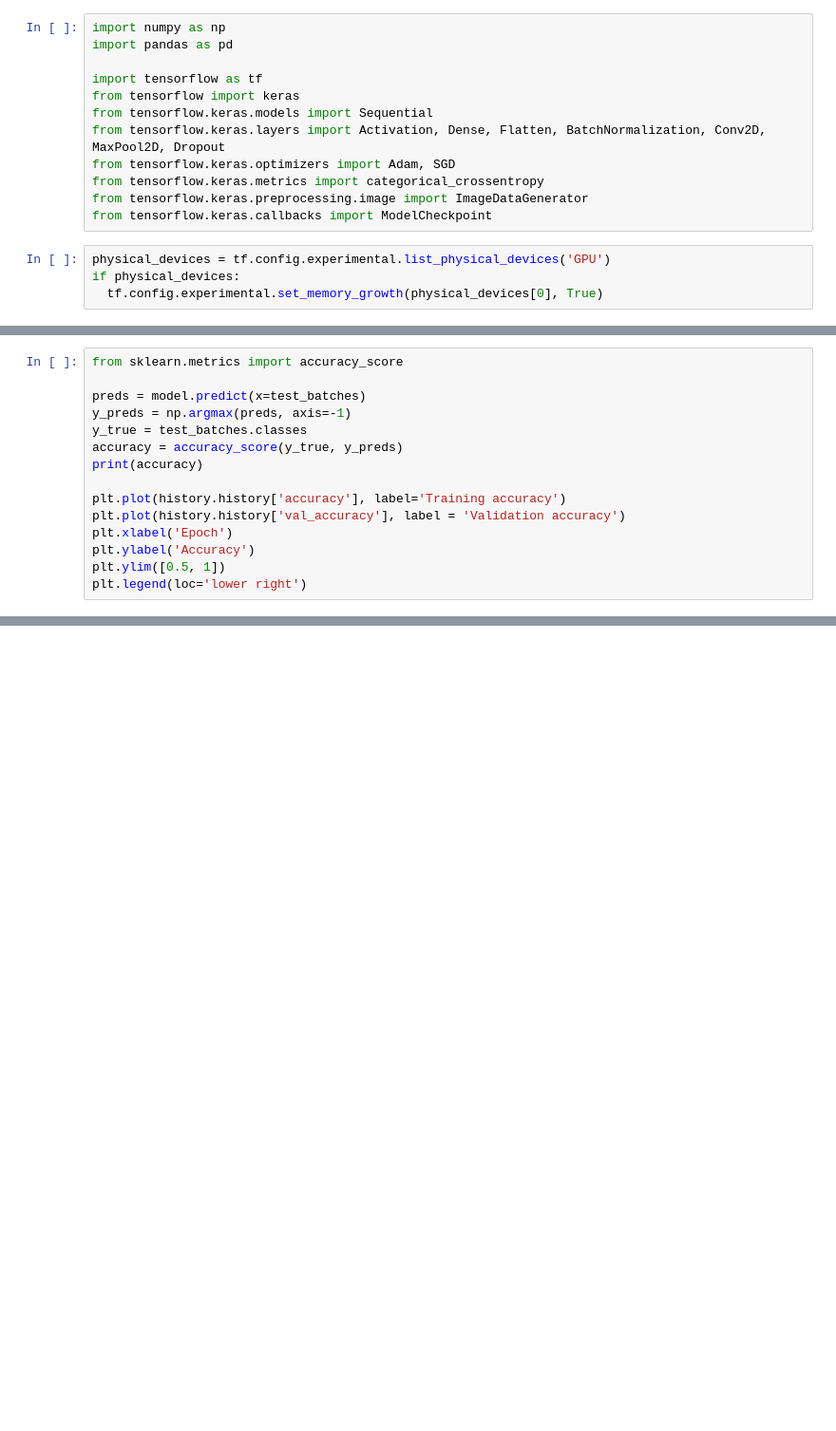
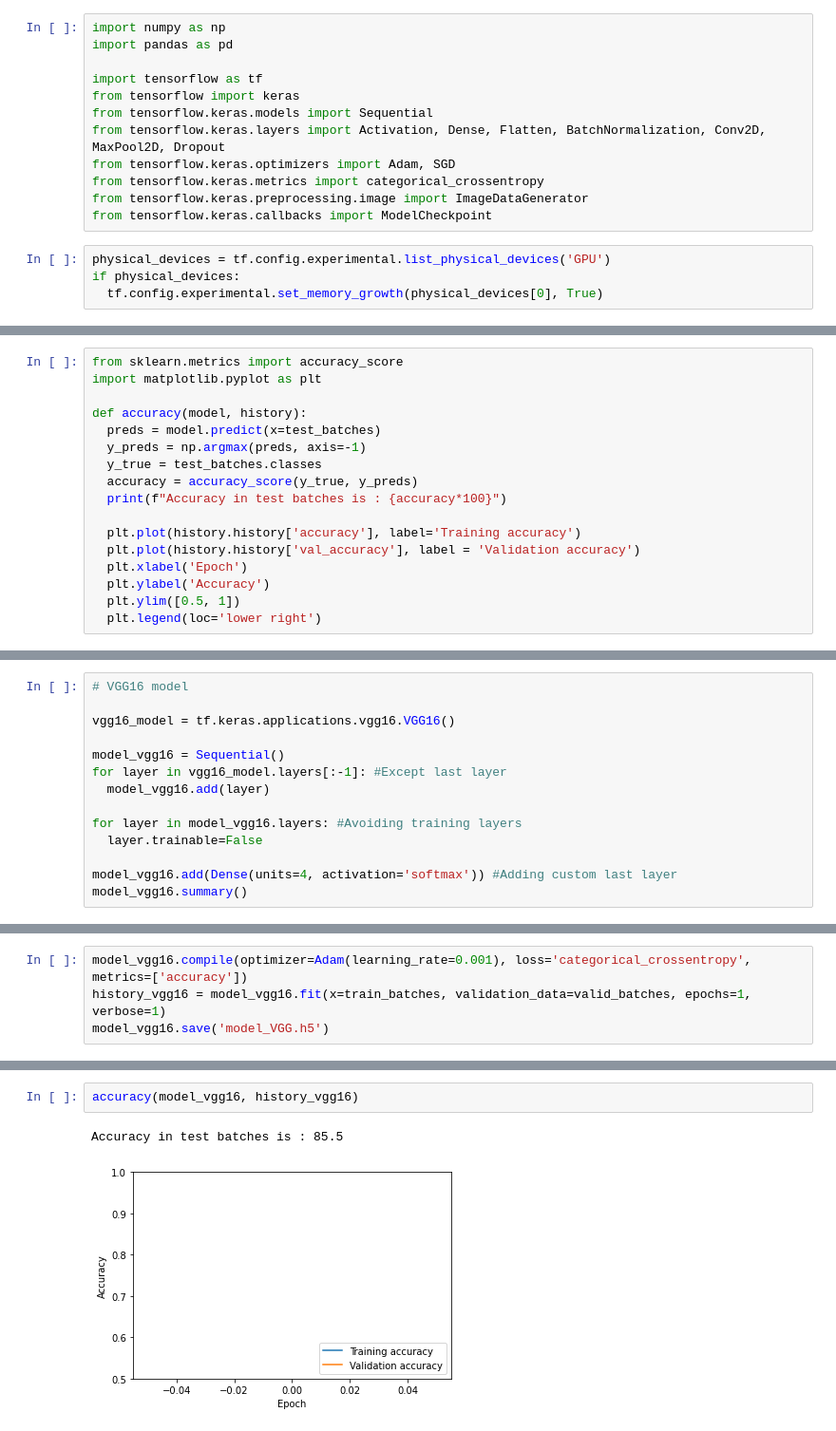
Before and after one commit to gtmray/gesture_controlled_gaming, a Jupyter notebook: object_detection_training.ipynb, the cells around one changed output, grey strips where cells are left out. Shown at 95% size. Drawn from its saved outputs; the diff is of its cells as text; blank space fills up the shorter version.

```diff
--- a/object_detection_training.ipynb
+++ b/object_detection_training.ipynb
@@ -112,15 +101,17 @@ Epoch 00005: saving model to checkpoint/cp.ckpt
 # %%
 from sklearn.metrics import accuracy_score
+import matplotlib.pyplot as plt
 
-preds = model.predict(x=test_batches)
-y_preds = np.argmax(preds, axis=-1)
-y_true = test_batches.classes
-accuracy = accuracy_score(y_true, y_preds)
-print(accuracy)
+def accuracy(model, history):
+  preds = model.predict(x=test_batches)
+  y_preds = np.argmax(preds, axis=-1)
+  y_true = test_batches.classes
+  accuracy = accuracy_score(y_true, y_preds)
+  print(f"Accuracy in test batches is : {accuracy*100}")
 
-plt.plot(history.history['accuracy'], label='Training accuracy')
-plt.plot(history.history['val_accuracy'], label = 'Validation accuracy')
-plt.xlabel('Epoch')
-plt.ylabel('Accuracy')
-plt.ylim([0.5, 1])
-plt.legend(loc='lower right')
+  plt.plot(history.history['accuracy'], label='Training accuracy')
+  plt.plot(history.history['val_accuracy'], label = 'Validation accuracy')
+  plt.xlabel('Epoch')
+  plt.ylabel('Accuracy')
+  plt.ylim([0.5, 1])
+  plt.legend(loc='lower right')
@@ -236,0 +238,14 @@ Right
+# %%
+# VGG16 model
+
+vgg16_model = tf.keras.applications.vgg16.VGG16()
+
+model_vgg16 = Sequential()
+for layer in vgg16_model.layers[:-1]: #Except last layer
+  model_vgg16.add(layer)
+
+for layer in model_vgg16.layers: #Avoiding training layers
+  layer.trainable=False
+
+model_vgg16.add(Dense(units=4, activation='softmax')) #Adding custom last layer
+model_vgg16.summary()
@@ -236,0 +270,4 @@ Right
+# %%
+model_vgg16.compile(optimizer=Adam(learning_rate=0.001), loss='categorical_crossentropy', metrics=['accuracy'])
+history_vgg16 = model_vgg16.fit(x=train_batches, validation_data=valid_batches, epochs=1, verbose=1)
+model_vgg16.save('model_VGG.h5')
@@ -236,0 +276,5 @@ Right
+# %%
+accuracy(model_vgg16, history_vgg16)
+# %% [output]
+Accuracy in test batches is : 85.5
+[figure, added]
```
Also changed, not shown: parts of 11 cells of this notebook.
